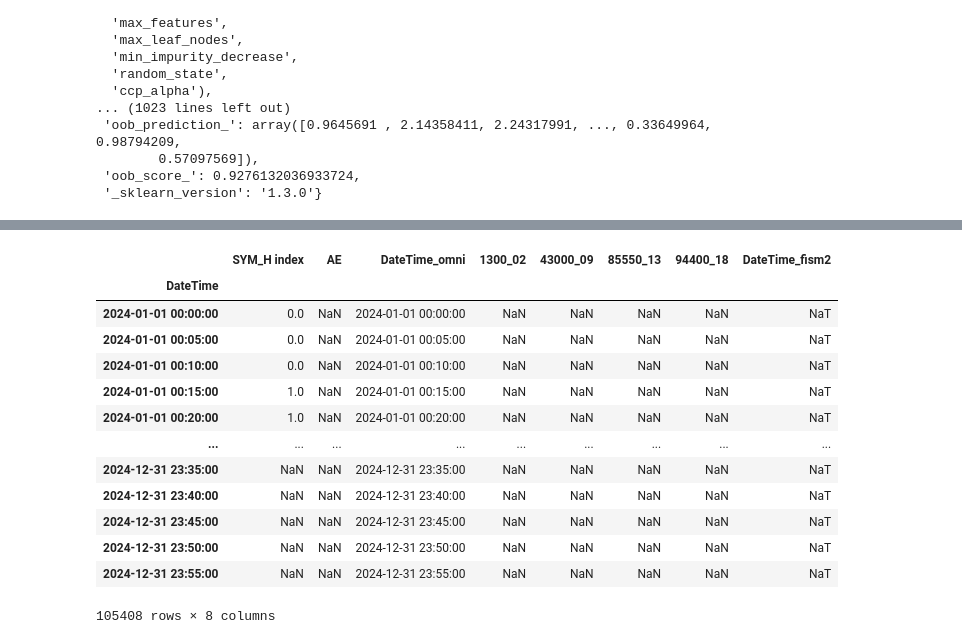
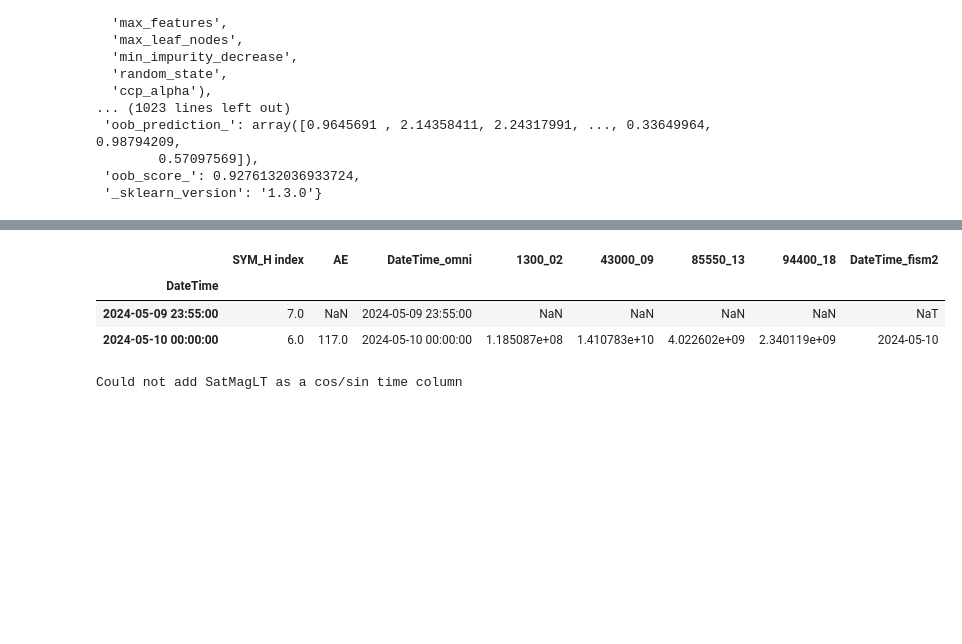
Before and after one commit to kylermurphy/SatDrag, a Jupyter notebook: Notebooks/RF_model.ipynb, the cells around one changed output, grey strips where cells are left out. Saved outputs shown, nothing was run; the diff lists cells and outputs as text; code cells hidden in the pictures; blank space fills up the shorter version.

```diff
--- a/Notebooks/RF_model.ipynb
+++ b/Notebooks/RF_model.ipynb
@@ -311,6 +308,10 @@ sdate = '2024-05-10'
 edate = '2024-05-15'
 
 om_d, om_m = dio.load_omni(res='5m',sdate=sdate, edate=edate)
+
+d_min = pd.to_datetime(sdate)
+d_max = pd.to_datetime(edate)
+om_d = om_d[(om_d['DateTime'] >= d_min-pd.DateOffset(minutes=5)) & (om_d['DateTime'] <= d_max+pd.DateOffset(minutes=5))]
 # %%
 # read fsim2 data and truncate to similar range as grace data
 fi_d, fi_m = dio.load_fism2_daily(sdate=sdate, edate=edate)
@@ -349,2 +317,0 @@ fi_m
-# %%
-fi_d = fi_d[(fi_d['DateTime'] >= d_min-pd.DateOffset(minutes=5)) & (fi_d['DateTime'] <= d_max+pd.DateOffset(minutes=5))]
@@ -372,19 +327,9 @@ om_d.index = om_d['DateTime']
 database = pd.merge_asof(left=om_d,right=fi_d,right_index=True,left_index=True,direction='nearest',tolerance=tol)
 database = database.rename(columns={'DateTime':'DateTime_omni'})
 # %%
-database
+database.head(2)
 # %% [output]
 |  | SYM_H index | AE | DateTime_omni | 1300_02 | 43000_09 | 85550_13 | 94400_18 | DateTime_fism2 |
 | DateTime |  |  |  |  |  |  |  |  |
-| 2024-01-01 00:00:00 | 0.0 | NaN | 2024-01-01 00:00:00 | NaN | NaN | NaN | NaN | NaT |
-| 2024-01-01 00:05:00 | 0.0 | NaN | 2024-01-01 00:05:00 | NaN | NaN | NaN | NaN | NaT |
-| 2024-01-01 00:10:00 | 0.0 | NaN | 2024-01-01 00:10:00 | NaN | NaN | NaN | NaN | NaT |
-| 2024-01-01 00:15:00 | 1.0 | NaN | 2024-01-01 00:15:00 | NaN | NaN | NaN | NaN | NaT |
-| 2024-01-01 00:20:00 | 1.0 | NaN | 2024-01-01 00:20:00 | NaN | NaN | NaN | NaN | NaT |
-| ... | ... | ... | ... | ... | ... | ... | ... | ... |
-| 2024-12-31 23:35:00 | NaN | NaN | 2024-12-31 23:35:00 | NaN | NaN | NaN | NaN | NaT |
-| 2024-12-31 23:40:00 | NaN | NaN | 2024-12-31 23:40:00 | NaN | NaN | NaN | NaN | NaT |
-| 2024-12-31 23:45:00 | NaN | NaN | 2024-12-31 23:45:00 | NaN | NaN | NaN | NaN | NaT |
-| 2024-12-31 23:50:00 | NaN | NaN | 2024-12-31 23:50:00 | NaN | NaN | NaN | NaN | NaT |
-| 2024-12-31 23:55:00 | NaN | NaN | 2024-12-31 23:55:00 | NaN | NaN | NaN | NaN | NaT |
+| 2024-05-09 23:55:00 | 7.0 | NaN | 2024-05-09 23:55:00 | NaN | NaN | NaN | NaN | NaT |
+| 2024-05-10 00:00:00 | 6.0 | 117.0 | 2024-05-10 00:00:00 | 1.185087e+08 | 1.410783e+10 | 4.022602e+09 | 2.340119e+09 | 2024-05-10 |
-105408 rows × 8 columns
@@ -390,0 +347,7 @@ database
+# %%
+reg_x, _ = dat_create(dat=database,col=cols['feature_cols'],
+                      log_col=cols['log_col'],
+                      lt_col=cols['lt_col'],
+                      y_col='DateTime_omni',t_col=['DateTime_omni'])
+# %% [output]
+Could not add SatMagLT as a cos/sin time column
```
Also changed, not shown: parts of 8 cells of this notebook, 1 other file.
